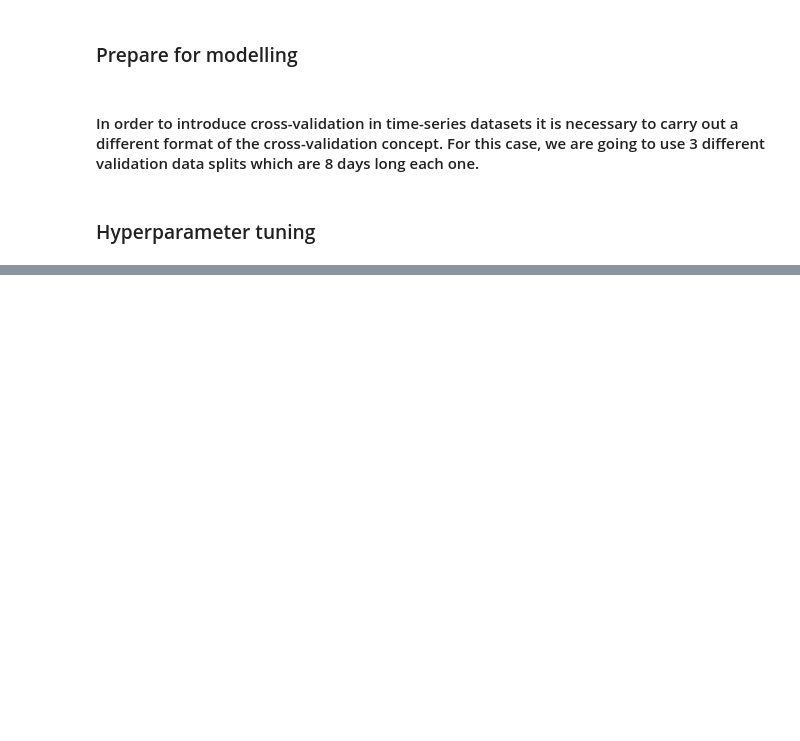
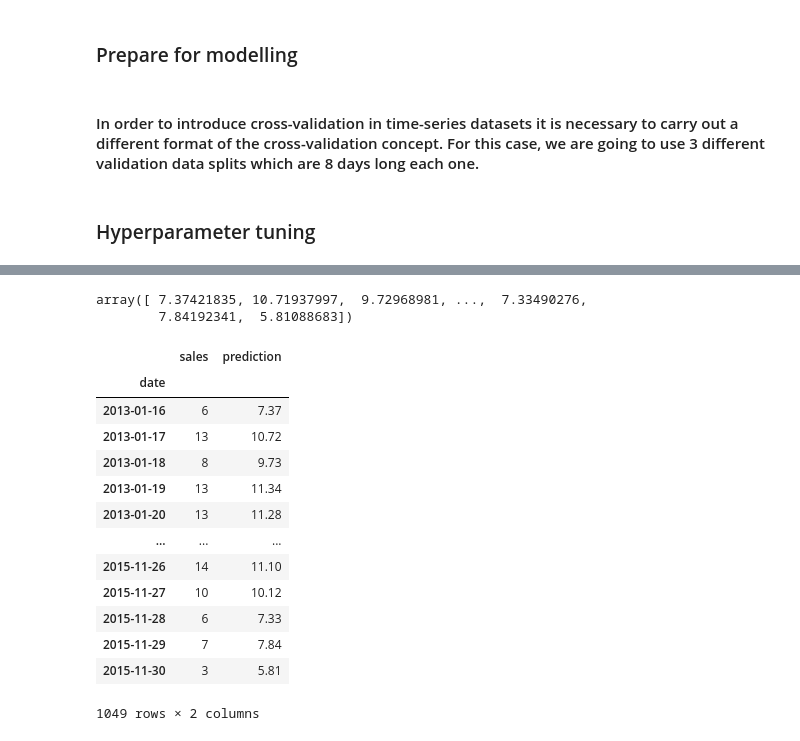
Before and after one commit to luis-cj/data-science-forecasting-food-retailer, a Jupyter notebook: notebooks/06_Modelling.ipynb, the cells around one changed output, grey strips where cells are left out. Cells and saved outputs as stored; diff of their text form; code cells hidden in the pictures; blank space fills up the shorter version.

```diff
--- a/notebooks/06_Modelling.ipynb
+++ b/notebooks/06_Modelling.ipynb
@@ -79,16 +82,18 @@ time_cv = TimeSeriesSplit(n_splits=3, test_size=8)
 # %% [markdown]
 ### Hyperparameter tuning
 # %%
-pipe = Pipeline(["algorithm", HistGradientBoostingRegressor()])
+# Using the default option of LightGBM works very well
 
-grid = [    {"algorithm": [HistGradientBoostingRegressor()],
-             "algorithm__learning_rate": [0.01, 0.025, 0.05, 0.1],
-             "algorithm__max_iter": [50, 100, 200],
-             "algorithm__max_depth": [5, 10, 20],
-             "algorithm__min_samples_leaf": [500],
-             "algorithm__scoring": ["neg_mean_absolute_error"],
-             "algorithm__l2_regularization": [0, 0.25, 0.5, 0.75, 1],
+pipe = Pipeline([("algorithm", HistGradientBoostingRegressor())])
+
+grid = [    {"algorithm": [HistGradientBoostingRegressor()]
+            #  "algorithm__learning_rate": [0.01, 0.025, 0.05, 0.1],
+            #  "algorithm__max_iter": [50, 100, 200],
+            #  "algorithm__max_depth": [5, 10, 20],
+            #  "algorithm__min_samples_leaf": [500],
+            #  "algorithm__scoring": ["neg_mean_absolute_error"],
+            #  "algorithm__l2_regularization": [0, 0.25, 0.5, 0.75, 1],
              }
-            # More algorithm could be added here if we wanted to test more
+            # More algorithms could be added here if we wanted to test more
 
 ]
@@ -94,0 +120,26 @@ grid = [    {"algorithm": [HistGradientBoostingRegressor()],
+# %%
+# Predict the sales with the final model for the given product
+prediction = final_model.predict(x[var_model])
+prediction
+# %% [output]
+array([ 7.37421835, 10.71937997,  9.72968981, ...,  7.33490276,
+        7.84192341,  5.81088683])
+# %%
+# Create dataframe concatenating the actual value and the predictions
+temp = pd.concat([x["date"].reset_index(drop=True), y.reset_index(drop=True), pd.Series(prediction, name="prediction")], axis=1).set_index("date")
+temp
+# %% [output]
+|  | sales | prediction |
+| date |  |  |
+| 2013-01-16 | 6 | 7.37 |
+| 2013-01-17 | 13 | 10.72 |
+| 2013-01-18 | 8 | 9.73 |
+| 2013-01-19 | 13 | 11.34 |
+| 2013-01-20 | 13 | 11.28 |
+| ... | ... | ... |
+| 2015-11-26 | 14 | 11.10 |
+| 2015-11-27 | 10 | 10.12 |
+| 2015-11-28 | 6 | 7.33 |
+| 2015-11-29 | 7 | 7.84 |
+| 2015-11-30 | 3 | 5.81 |
+1049 rows × 2 columns
```
Also changed, not shown: parts of 7 cells of this notebook.
